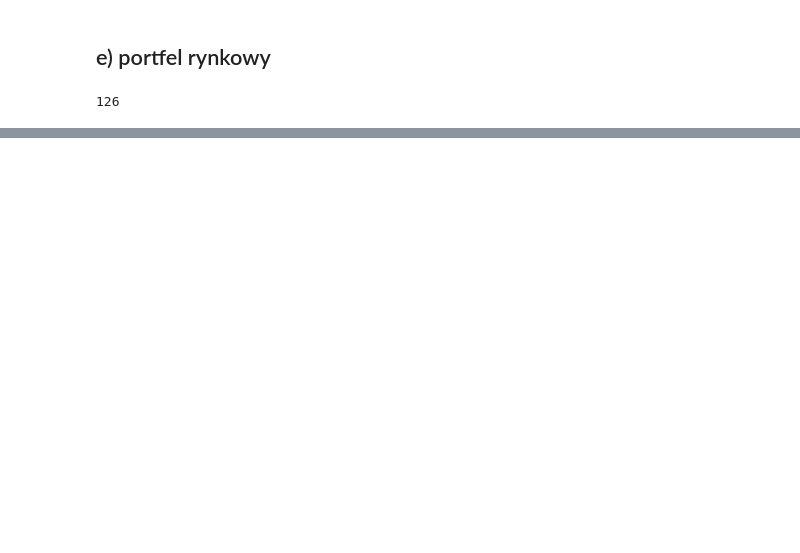
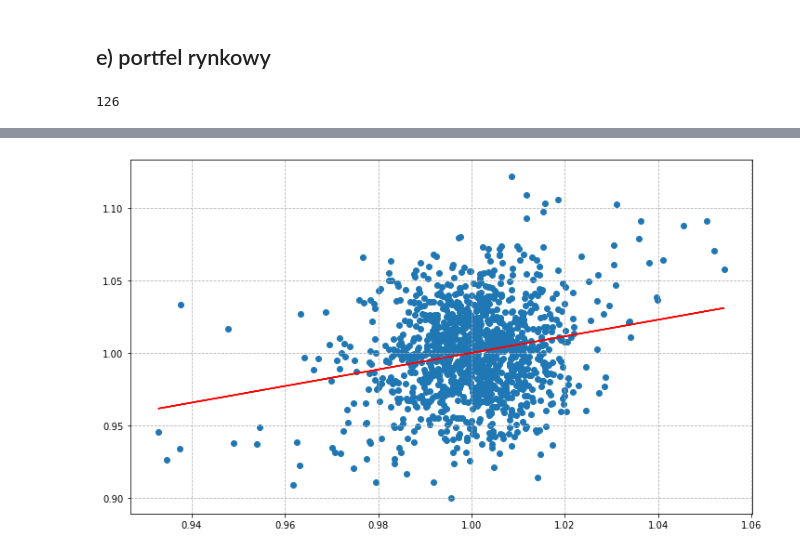
Before and after one commit to KatarzynaTurbanska/enterprise_risk_management, a Jupyter notebook: Prezentacja 3/dywersyfikacja.ipynb, the cells around one changed output, grey strips where cells are left out. Saved outputs shown, nothing was run; the diff lists cells and outputs as text; code cells hidden in the pictures; blank space fills up the shorter version.

```diff
--- a/Prezentacja 3/dywersyfikacja.ipynb
+++ b/Prezentacja 3/dywersyfikacja.ipynb
@@ -176,0 +239,7 @@ plt.show()
+# %%
+y = cocoa_close
+x = pln_usd_close
+# %%
+x = sm.add_constant(x)
+# %%
+model = sm.GLS(y, x).fit()
@@ -176,0 +266,9 @@ plt.show()
+# %%
+alpha = model.params['const']
+beta = model.params[0]
+# %%
+plt.scatter(pln_usd_close,cocoa_close)
+plt.plot(pln_usd_close,pln_usd_close*beta + alpha,color='red')
+plt.show()
+# %% [output]
+[figure, added]
```
Also changed, not shown: parts of 42 cells of this notebook.
